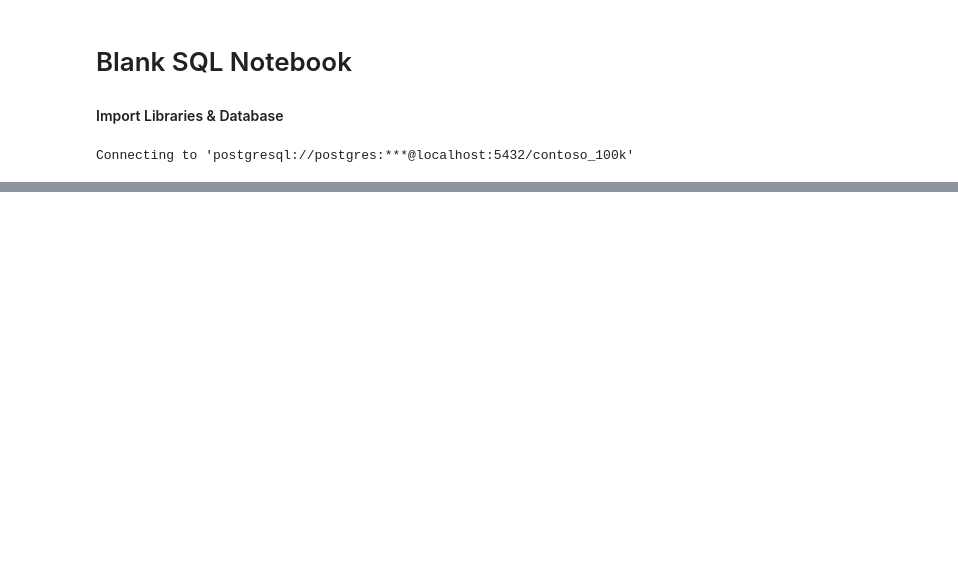
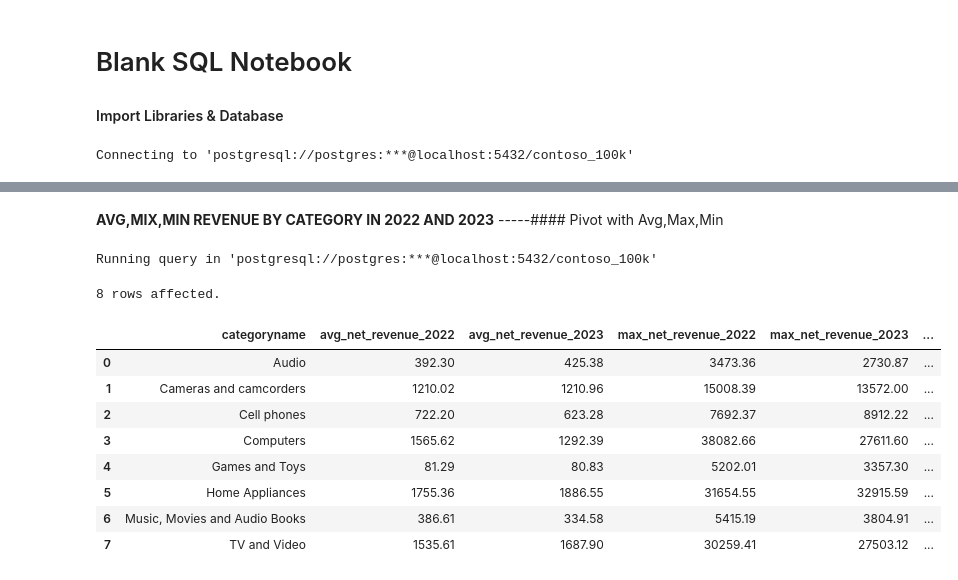
Before and after one commit to Dinesh-yadav23/My-sql-project, a Jupyter notebook: Resources/Blank_SQL_Notebook.ipynb, the cells around one changed output, grey strips where cells are left out. Saved outputs shown, nothing was run; the diff lists cells and outputs as text; code cells hidden in the pictures; blank space fills up the shorter version.

```diff
--- a/Resources/Blank_SQL_Notebook.ipynb
+++ b/Resources/Blank_SQL_Notebook.ipynb
@@ -63,0 +163,33 @@ Running query in 'postgresql://postgres:***@localhost:5432/contoso_100k'
+# %% [markdown]
+**AVG,MIX,MIN REVENUE BY CATEGORY IN 2022 AND 2023**
+-----#### Pivot with Avg,Max,Min
+# %%
+%%sql
+
+SELECT
+  p.categoryname,
+  AVG(CASE WHEN s.orderdate BETWEEN '2022-01-01' AND '2022-12-31' THEN (s.quantity * s.netprice * s.exchangerate) END) AS avg_net_revenue_2022,
+  AVG(CASE WHEN s.orderdate BETWEEN '2023-01-01' AND '2023-12-31' THEN (s.quantity * s.netprice * s.exchangerate) END) AS avg_net_revenue_2023,
+  MAX(CASE WHEN s.orderdate BETWEEN '2022-01-01' AND '2022-12-31' THEN (s.quantity * s.netprice * s.exchangerate) END) AS max_net_revenue_2022,
+  MAX(CASE WHEN s.orderdate BETWEEN '2023-01-01' AND '2023-12-31' THEN (s.quantity * s.netprice * s.exchangerate) END) AS max_net_revenue_2023,
+  MIN(CASE WHEN s.orderdate BETWEEN '2022-01-01' AND '2022-12-31' THEN (s.quantity * s.netprice * s.exchangerate) END) AS min_net_revenue_2022,
+  MIN(CASE WHEN s.orderdate BETWEEN '2023-01-01' AND '2023-12-31' THEN (s.quantity * s.netprice * s.exchangerate) END) AS min_net_revenue_2023
+FROM
+  sales s
+LEFT JOIN product p ON s.productkey = p.productkey
+ GROUP BY
+  p.categoryname
+ ORDER BY
+  p.categoryname
+# %% [output]
+Running query in 'postgresql://postgres:***@localhost:5432/contoso_100k'
+8 rows affected.
+|  | categoryname | avg_net_revenue_2022 | avg_net_revenue_2023 | max_net_revenue_2022 | max_net_revenue_2023 | ... |
+| 0 | Audio | 392.30 | 425.38 | 3473.36 | 2730.87 | ... |
+| 1 | Cameras and camcorders | 1210.02 | 1210.96 | 15008.39 | 13572.00 | ... |
+| 2 | Cell phones | 722.20 | 623.28 | 7692.37 | 8912.22 | ... |
+| 3 | Computers | 1565.62 | 1292.39 | 38082.66 | 27611.60 | ... |
+| 4 | Games and Toys | 81.29 | 80.83 | 5202.01 | 3357.30 | ... |
+| 5 | Home Appliances | 1755.36 | 1886.55 | 31654.55 | 32915.59 | ... |
+| 6 | Music, Movies and Audio Books | 386.61 | 334.58 | 5415.19 | 3804.91 | ... |
+| 7 | TV and Video | 1535.61 | 1687.90 | 30259.41 | 27503.12 | ... |
```
Also changed, not shown: parts of 12 cells of this notebook.
